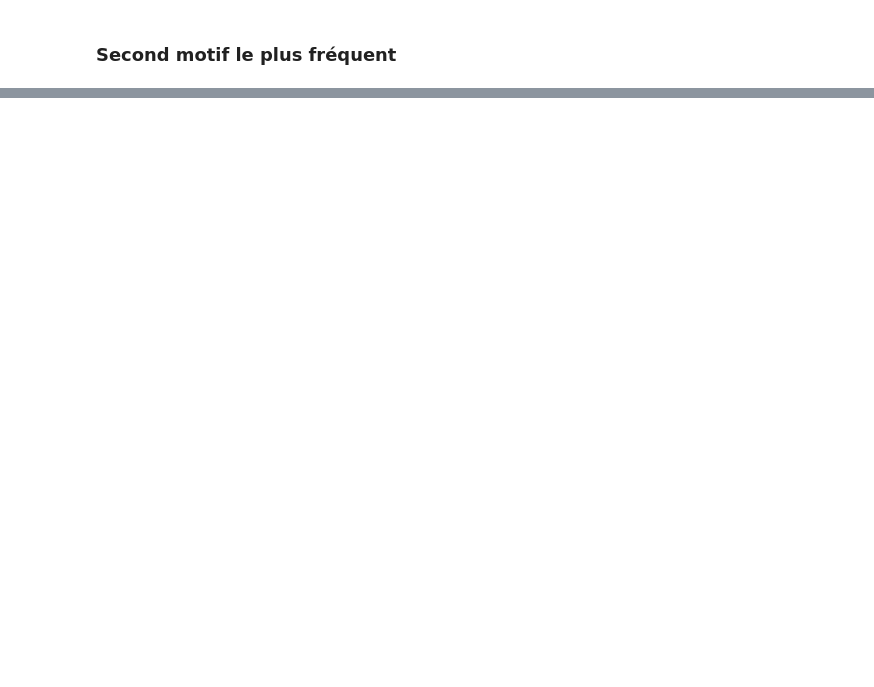
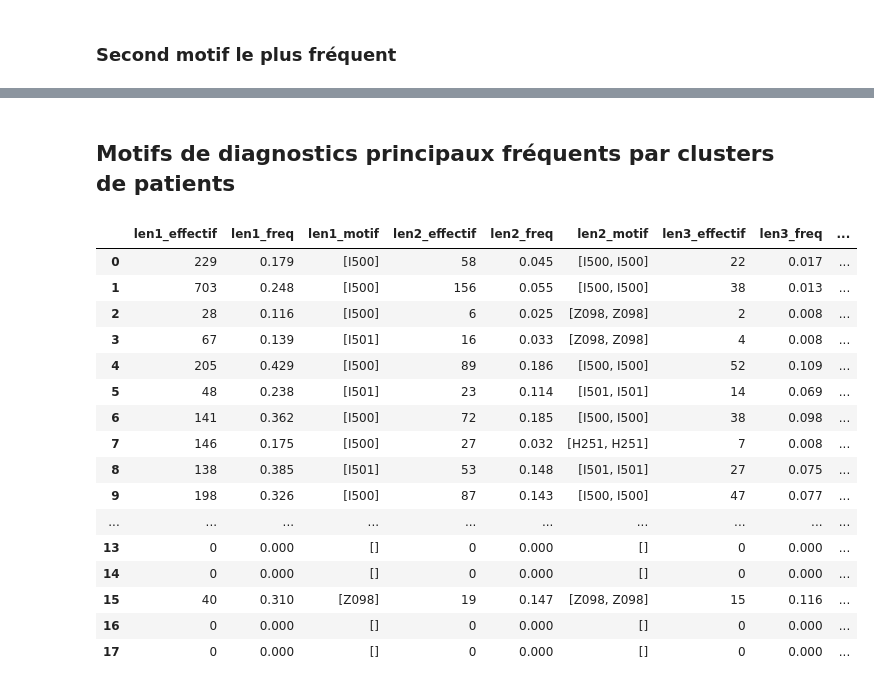
Before and after one commit to Kirscher/TextMining_Parcours_de_soin, a Jupyter notebook: text_mining/PrefixSpan_sur_clusters.ipynb, the cells around one changed output, grey strips where cells are left out. Drawn from its saved outputs; the diff is of its cells as text; code cells hidden in the pictures; blank space fills up the shorter version.

```diff
--- a/text_mining/PrefixSpan_sur_clusters.ipynb
+++ b/text_mining/PrefixSpan_sur_clusters.ipynb
@@ -169,0 +158,37 @@ results_top2
+# %% [markdown]
+## Motifs de diagnostics principaux fréquents par clusters de patients
+# %%
+p_soins_dgn_pal=pd.read_csv("parcours_soins_dgn_pal.csv")
+# %%
+p_soins_dgn_pal=p_soins_dgn_pal.rename(columns={"BEN_NIR_IDT": "CODE_PATIENT"})
+p_soins_dgn_pal=p_soins_dgn_pal.set_index("CODE_PATIENT")
+# %%
+p_soins_dgn_pal["cluster"]=patients["cluster"]
+# %%
+dico_dgn_pal={}
+for i in range(18):
+    dico_dgn_pal[f"Cluster {i}"]=[]
+for i in range(18):
+    for patient in tqdm(range(len(p_soins_dgn_pal))):
+        if p_soins_dgn_pal['cluster'][patient]==i:
+            dico_dgn_pal[f"Cluster {i}"].append(p_soins_dgn_pal.iloc[patient].dropna().tolist()[1:-1])
+# %%
+motifs_frequents(p_soins_dgn_pal, dico_dgn_pal, 1)
+# %% [output]
+|  | len1_effectif | len1_freq | len1_motif | len2_effectif | len2_freq | len2_motif | len3_effectif | len3_freq | ... |
+| 0 | 229 | 0.179 | [I500] | 58 | 0.045 | [I500, I500] | 22 | 0.017 | ... |
+| 1 | 703 | 0.248 | [I500] | 156 | 0.055 | [I500, I500] | 38 | 0.013 | ... |
+| 2 | 28 | 0.116 | [I500] | 6 | 0.025 | [Z098, Z098] | 2 | 0.008 | ... |
+| 3 | 67 | 0.139 | [I501] | 16 | 0.033 | [Z098, Z098] | 4 | 0.008 | ... |
+| 4 | 205 | 0.429 | [I500] | 89 | 0.186 | [I500, I500] | 52 | 0.109 | ... |
+| 5 | 48 | 0.238 | [I501] | 23 | 0.114 | [I501, I501] | 14 | 0.069 | ... |
+| 6 | 141 | 0.362 | [I500] | 72 | 0.185 | [I500, I500] | 38 | 0.098 | ... |
+| 7 | 146 | 0.175 | [I500] | 27 | 0.032 | [H251, H251] | 7 | 0.008 | ... |
+| 8 | 138 | 0.385 | [I501] | 53 | 0.148 | [I501, I501] | 27 | 0.075 | ... |
+| 9 | 198 | 0.326 | [I500] | 87 | 0.143 | [I500, I500] | 47 | 0.077 | ... |
+| ... | ... | ... | ... | ... | ... | ... | ... | ... | ... |
+| 13 | 0 | 0.000 | [] | 0 | 0.000 | [] | 0 | 0.000 | ... |
+| 14 | 0 | 0.000 | [] | 0 | 0.000 | [] | 0 | 0.000 | ... |
+| 15 | 40 | 0.310 | [Z098] | 19 | 0.147 | [Z098, Z098] | 15 | 0.116 | ... |
+| 16 | 0 | 0.000 | [] | 0 | 0.000 | [] | 0 | 0.000 | ... |
+| 17 | 0 | 0.000 | [] | 0 | 0.000 | [] | 0 | 0.000 | ... |
```
Also changed, not shown: parts of 10 cells of this notebook.
